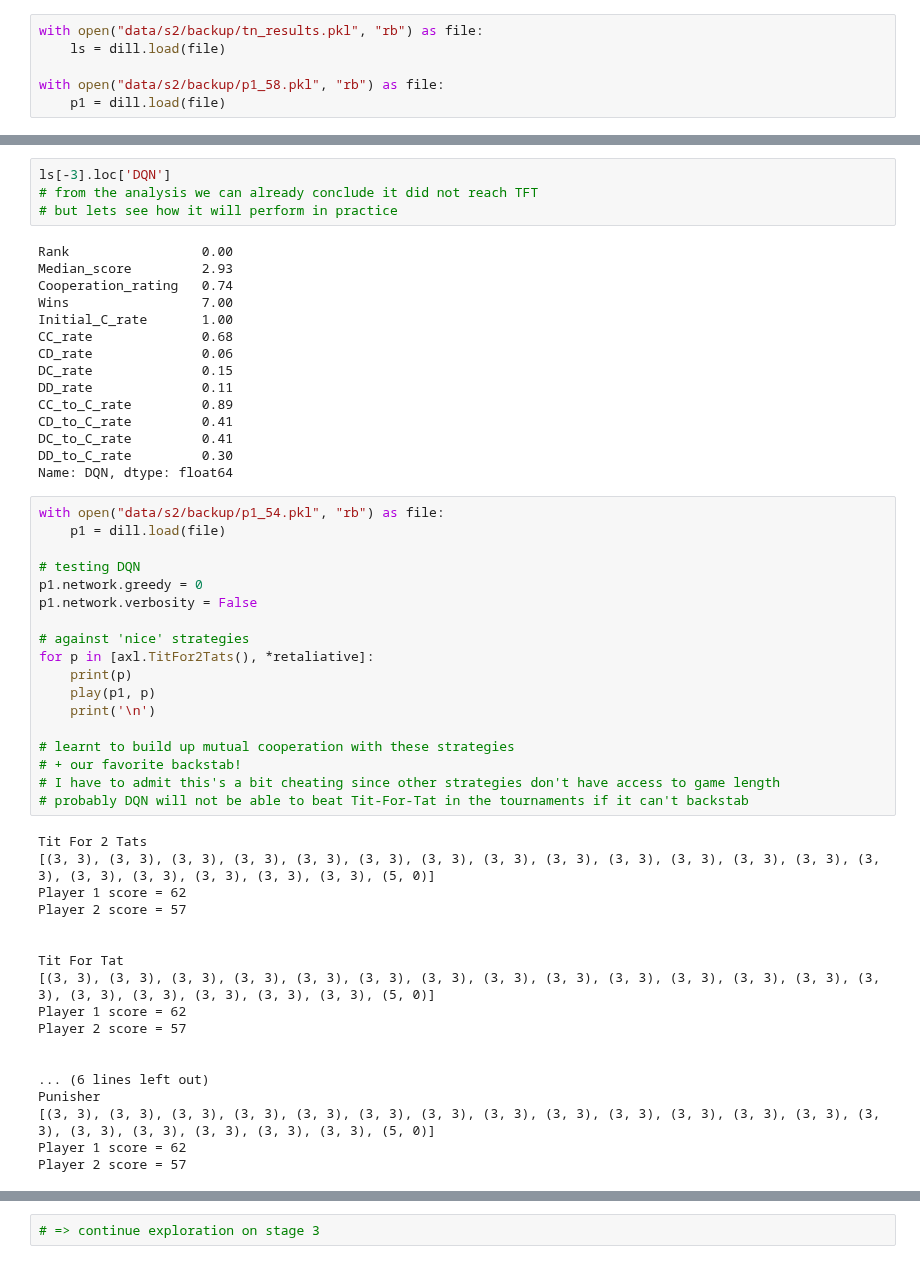
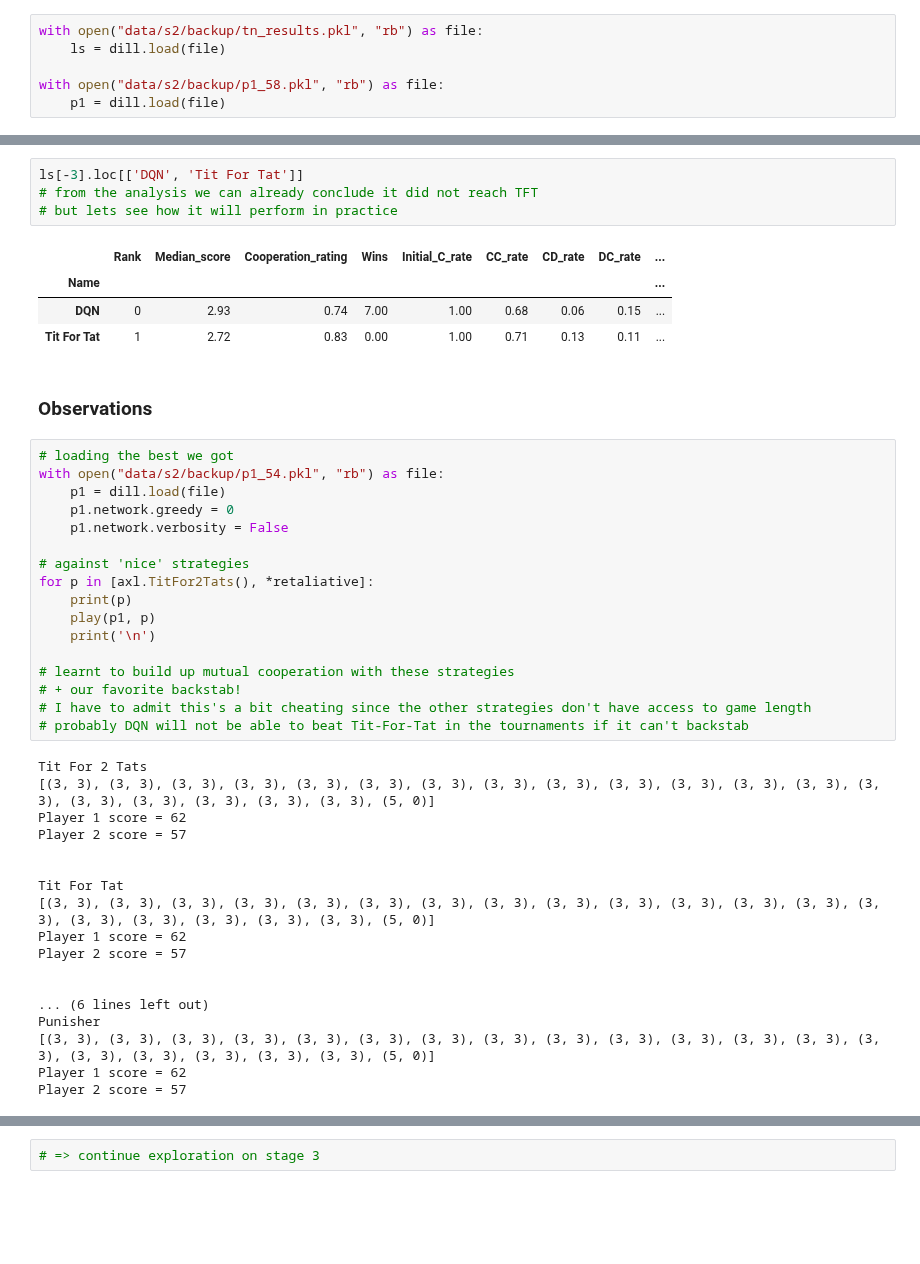
Before and after one commit to hongh-zhang/The-Evolution-of-Defection, a Jupyter notebook: Stage_2.ipynb, the cells around one changed output, grey strips where cells are left out. Cells and saved outputs as stored; diff of their text form; blank space fills up the shorter version.

```diff
--- a/Stage_2.ipynb
+++ b/Stage_2.ipynb
@@ -220,31 +227,22 @@ plt.show()
 # %% [output]
 [figure]
 # %%
-ls[-3].loc['DQN']
+ls[-3].loc[['DQN', 'Tit For Tat']]
 # from the analysis we can already conclude it did not reach TFT
 # but lets see how it will perform in practice
 # %% [output]
-Rank                 0.00
-Median_score         2.93
-Cooperation_rating   0.74
-Wins                 7.00
-Initial_C_rate       1.00
-CC_rate              0.68
-CD_rate              0.06
-DC_rate              0.15
-DD_rate              0.11
-CC_to_C_rate         0.89
-CD_to_C_rate         0.41
-DC_to_C_rate         0.41
-DD_to_C_rate         0.30
-Name: DQN, dtype: float64
+|  | Rank | Median_score | Cooperation_rating | Wins | Initial_C_rate | CC_rate | CD_rate | DC_rate | ... |
+| Name |  |  |  |  |  |  |  |  | ... |
+| DQN | 0 | 2.93 | 0.74 | 7.00 | 1.00 | 0.68 | 0.06 | 0.15 | ... |
+| Tit For Tat | 1 | 2.72 | 0.83 | 0.00 | 1.00 | 0.71 | 0.13 | 0.11 | ... |
+# %% [markdown]
+### Observations
 # %%
+# loading the best we got
 with open("data/s2/backup/p1_54.pkl", "rb") as file:
     p1 = dill.load(file)
-
-# testing DQN
-p1.network.greedy = 0
-p1.network.verbosity = False
+    p1.network.greedy = 0
+    p1.network.verbosity = False
 
 # against 'nice' strategies
 for p in [axl.TitFor2Tats(), *retaliative]:
@@ -254,7 +252,7 @@ for p in [axl.TitFor2Tats(), *retaliative]:
 
 # learnt to build up mutual cooperation with these strategies
 # + our favorite backstab!
-# I have to admit this's a bit cheating since other strategies don't have access to game length
+# I have to admit this's a bit cheating since the other strategies don't have access to game length
 # probably DQN will not be able to beat Tit-For-Tat in the tournaments if it can't backstab
 # %% [output]
 Tit For 2 Tats
```
Also changed, not shown: parts of 10 cells of this notebook, 8 other files.
